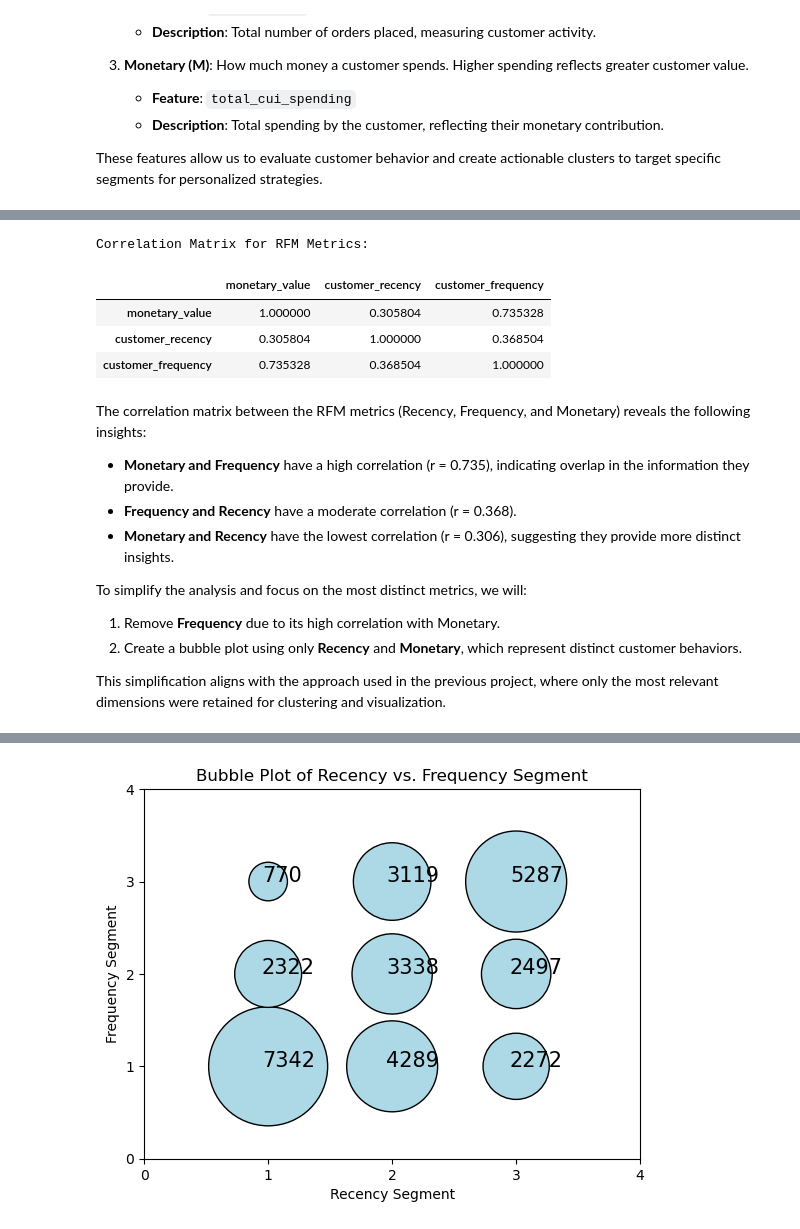
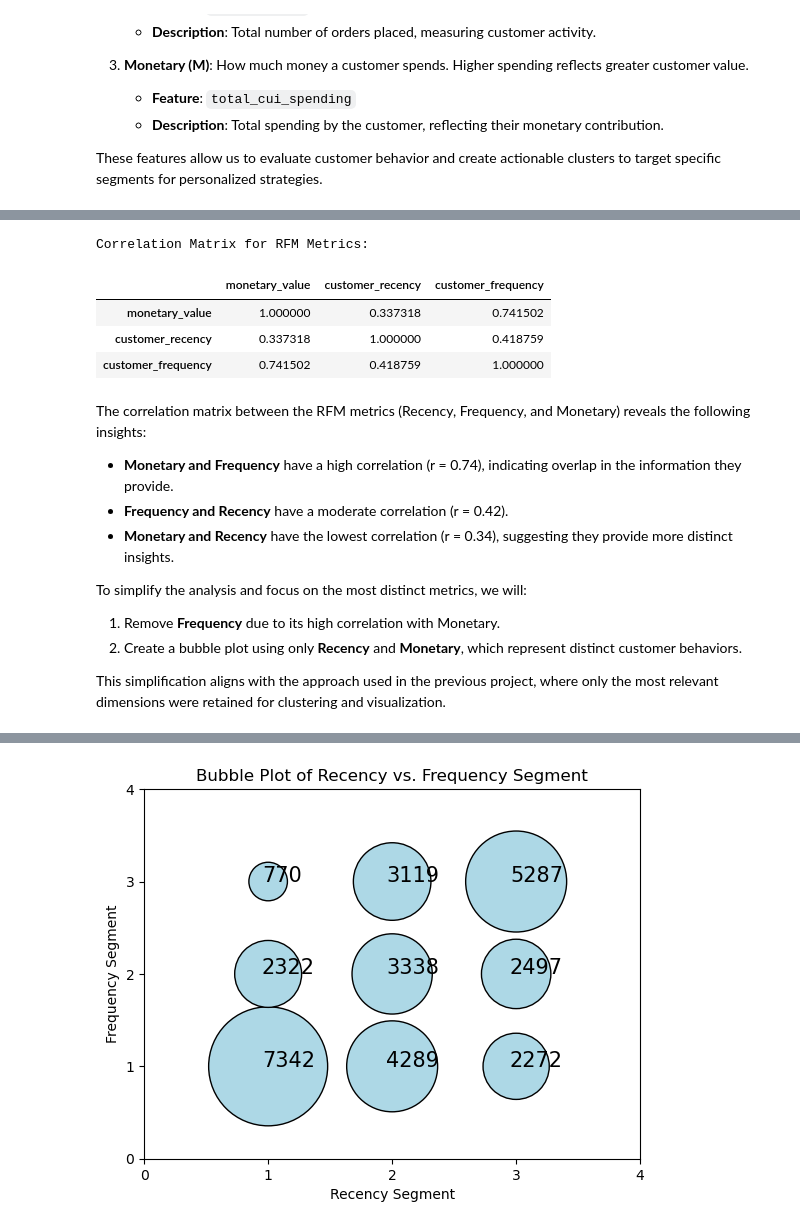
Before and after one commit to SvenGoerdes/CustomerSegmentationDataMining, a Jupyter notebook: deliverables/DM2425_Part2_10_04.ipynb, the cells around one changed output, grey strips where cells are left out. Cells and saved outputs as stored; diff of their text form; code cells hidden in the pictures.

```diff
--- a/deliverables/DM2425_Part2_10_04.ipynb
+++ b/deliverables/DM2425_Part2_10_04.ipynb
@@ -157,3 +135,6 @@ RFM (Recency, Frequency, and Monetary) analysis is a customer segmentation techn
    - **Description**: Total spending by the customer, reflecting their monetary contribution.
 
 These features allow us to evaluate customer behavior and create actionable clusters to target specific segments for personalized strategies.
+# %%
+rfm_data= df_clustering[['order_recency','total_orders','total_cui_spending']]
+rfm_data.head()
@@ -160,44 +159,44 @@ These features allow us to evaluate customer behavior and create actionable clus
 # %%
 # Binning Recency, Frequency, and Monetary
-M_segmentation = pd.qcut(rfm_data['Monetary'], q=3, labels=False) +1  # High = high value
-R_segmentation = pd.qcut(rfm_data['Recency'], q=3, labels=False) +1  # Recent = better
-F_segmentation = pd.qcut(rfm_data['Frequency'], q=3, labels=False) +1  # High = frequent
+M_segmentation = pd.qcut(rfm_data['total_cui_spending'], q=3, labels=False) +1  # High = high value
+R_segmentation = pd.qcut(rfm_data['order_recency'], q=3, labels=False) +1  # Recent = better
+F_segmentation = pd.qcut(rfm_data['total_orders'], q=3, labels=False) +1  # High = frequent
 
 #Combine into RFM Segmentation
 rfm_segmentation = pd.DataFrame(
-    {'Monetary': M_segmentation, 'Recency': R_segmentation, 'Frequency': F_segmentation}
+    {'total_cui_spending': M_segmentation, 'order_recency': R_segmentation, 'total_orders': F_segmentation}
 )
 
 #Add Original Values
-rfm_segmentation['monetary_value'] = rfm_data['Monetary']
-rfm_segmentation['customer_recency'] = rfm_data['Recency']
-rfm_segmentation['customer_frequency'] = rfm_data['Frequency']
+rfm_segmentation['monetary_value'] = rfm_data['total_cui_spending']
+rfm_segmentation['customer_recency'] = rfm_data['order_recency']
+rfm_segmentation['customer_frequency'] = rfm_data['total_orders']
 
 # Create RFM Segment Labels
 rfm_segmentation['segment'] = (
-    rfm_segmentation['Recency'].astype(str)
-    + "-" + rfm_segmentation['Frequency'].astype(str)
-    + "-" + rfm_segmentation['Monetary'].astype(str)
+    rfm_segmentation['order_recency'].astype(str)
+    + "-" + rfm_segmentation['total_orders'].astype(str)
+    + "-" + rfm_segmentation['total_cui_spending'].astype(str)
 )
 
 # Calculate Correlation Matrix
 rfm_corr = rfm_segmentation[['monetary_value', 'customer_recency', 'customer_frequency']].corr()
 
 print("Correlation Matrix for RFM Metrics:")
 rfm_corr
 # %% [output]
 Correlation Matrix for RFM Metrics:
 |  | monetary_value | customer_recency | customer_frequency |
-| monetary_value | 1.000000 | 0.305804 | 0.735328 |
-| customer_recency | 0.305804 | 1.000000 | 0.368504 |
-| customer_frequency | 0.735328 | 0.368504 | 1.000000 |
+| monetary_value | 1.000000 | 0.337318 | 0.741502 |
+| customer_recency | 0.337318 | 1.000000 | 0.418759 |
+| customer_frequency | 0.741502 | 0.418759 | 1.000000 |
 # %% [markdown]
 
 The correlation matrix between the RFM metrics (Recency, Frequency, and Monetary) reveals the following insights:
 
-- **Monetary and Frequency** have a high correlation (r = 0.735), indicating overlap in the information they provide.
-- **Frequency and Recency** have a moderate correlation (r = 0.368).
-- **Monetary and Recency** have the lowest correlation (r = 0.306), suggesting they provide more distinct insights.
+- **Monetary and Frequency** have a high correlation (r = 0.74), indicating overlap in the information they provide.
+- **Frequency and Recency** have a moderate correlation (r = 0.42).
+- **Monetary and Recency** have the lowest correlation (r = 0.34), suggesting they provide more distinct insights.
 
 To simplify the analysis and focus on the most distinct metrics, we will:
 1. Remove **Frequency** due to its high correlation with Monetary.
```
Also changed, not shown: parts of 9 cells of this notebook.
